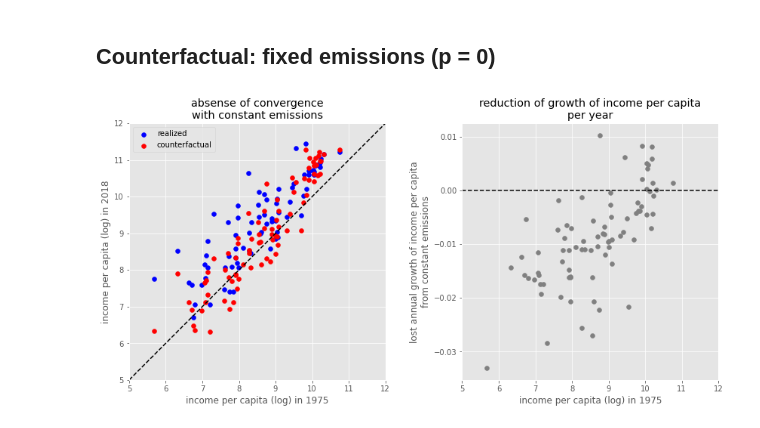
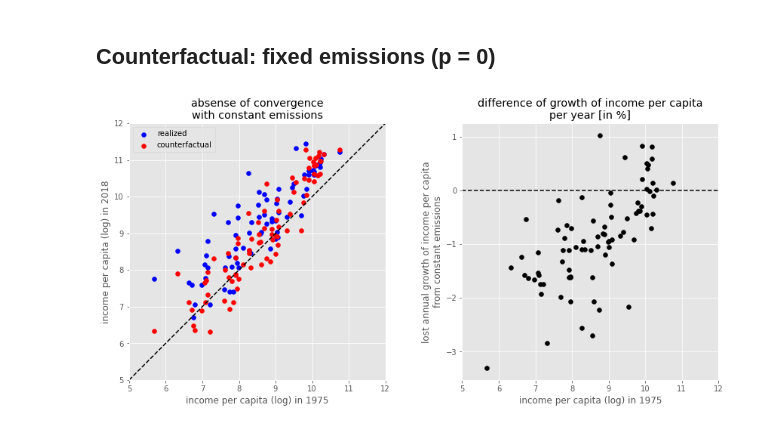
Before and after one commit to ylengwiler/ClimateVersusConvergence, a Jupyter notebook: ClimateVersusConvergence.ipynb, the cells around one changed output. Cells and saved outputs as stored; diff of their text form; code cells hidden in the pictures.

```diff
--- a/ClimateVersusConvergence.ipynb
+++ b/ClimateVersusConvergence.ipynb
@@ -195,8 +212,8 @@ equation (5), unrestricted
 | # obs | 82 |  | 42 |  | 40 |  |
 # %%
 headers = ['all countries', 't-value', 'richer countries', 't-value', 'poorer countries', 't-value']
-rows    = ['const', 'p - n', 'g', 'R2 / R2 adj', '# obs']
-results = [[''] * nsmpl*2 for _ in range(5)]
+rows    = ['const', 'p - n', 'g', 'R2 / R2 adj','Shapiro-Wilk (stat / p)', '# obs']
+results = [[''] * nsmpl*2 for _ in range(6)]
 
 for s in range(nsmpl):
     thisdat = dat.iloc[smpl[s]]
@@ -207,13 +224,16 @@ for s in range(nsmpl):
     exo  = sm.add_constant(exo)
     nexo = exo.shape[1]
     est  = sm.OLS(endo, exo).fit()
+    shapiro_stat,shapiro_p = shapiro(est.resid)
     for c in range(nexo):
         results[c][2*s]   = "{:.4f}".format(est.params[c])
         results[c][2*s+1] = "{:.4f}".format(est.tvalues[c])
     results[nexo][2*s]     = "{:.4f}".format(est.params[0]/(1-est.params[1]))
     results[nexo+1][2*s]   = "{:.3f}".format(est.rsquared)
     results[nexo+1][2*s+1] = "{:.3f}".format(est.rsquared_adj)
-    results[nexo+2][2*s]   = str(int(est.nobs))
+    results[nexo+2][2*s]   = "{:.4f}".format(shapiro_stat)
+    results[nexo+2][2*s+1] = "{:.3f}".format(shapiro_p)
+    results[nexo+3][2*s]   = str(int(est.nobs))
 
 print('equation (5), restricted')
 pd.DataFrame(results,rows,headers)
@@ -227,8 +248,8 @@ equation (5), restricted
 | # obs | 82 |  | 42 |  | 40 |  |
 # %%
 headers = ['all countries', 't-value', 'richer countries', 't-value', 'poorer countries', 't-value']
-rows    = ['const', 'p', 'n', 'sk', 'edu', 'log Y(0)', 'log L(0)', 'log C(0)', 'R2 / R2 adj', '# obs']
-results = [[''] * nsmpl*2 for _ in range(10)]
+rows    = ['const', 'p', 'n', 'sk', 'edu', 'log Y(0)', 'log L(0)', 'log C(0)', 'R2 / R2 adj', 'Shapiro-Wilk (stat / p)', '# obs']
+results = [[''] * nsmpl*2 for _ in range(11)]
 
 for s in range(nsmpl):
     thisdat = dat.iloc[smpl[s]]
@@ -237,12 +258,15 @@ for s in range(nsmpl):
     exo  = sm.add_constant(exo)
     nexo = exo.shape[1]
     est  = sm.OLS(endo, exo).fit()
+    shapiro_stat,shapiro_p = shapiro(est.resid)
     for c in range(nexo):
         results[c][2*s]   = "{:.4f}".format(est.params[c])
         results[c][2*s+1] = "{:.4f}".format(est.tvalues[c])
     results[nexo][2*s]   = "{:.3f}".format(est.rsquared)
     results[nexo][2*s+1] = "{:.3f}".format(est.rsquared_adj)
-    results[nexo+1][2*s] = str(int(est.nobs))
+    results[nexo+1][2*s]   = "{:.4f}".format(shapiro_stat)
+    results[nexo+1][2*s+1] = "{:.3f}".format(shapiro_p)
+    results[nexo+2][2*s] = str(int(est.nobs))
 
 print('equation (8), linear')
 pd.DataFrame(results,rows,headers)
@@ -280,8 +305,8 @@ def resid(coef):
     return thisdat['gy'] - model(coef)
 
 headers = ['all countries', 'std err', 'richer countries', 'std err', 'poorer countries', 'std err']
-rows    = ['alpha', 'beta', 'gamma', 'delta', 'g', 'const', '1-alpha-beta-gamma', 'gamma*psi', '(1-gamma*psi)*g', 'std err residual', 'R2 / R2 adj', 'flag / func evals', '# obs']
-results = [[''] * nsmpl*2 for _ in range(13)]
+rows    = ['alpha', 'beta', 'gamma', 'delta', 'g', 'const', '1-alpha-beta-gamma', 'gamma*psi', '(1-gamma*psi)*g', 'std err residual', 'R2 / R2 adj', 'Shapiro-Wilk (stat / p)', 'flag / func evals', '# obs']
+results = [[''] * nsmpl*2 for _ in range(14)]
 
 alpha0 = 0.3
 beta0  = 0.3
@@ -315,22 +340,28 @@ for s in range(nsmpl):
     g        = est.x[4]
     const    = est.x[5]
     psi      = 1/(1-alpha-beta)
+    # - statistics
     J        = est.jac
     coef_cov = np.linalg.inv(J.T.dot(J)) * SSR/(nobs-ncoef)
     coef_std = np.sqrt(np.diagonal(coef_cov))
+    shapiro_stat,shapiro_p = shapiro(res)
     # write into table for report
+    # - coefficients
     for c in range(ncoef):
         results[c][2*s]   = "{:.4f}".format(est.x[c])
         results[c][2*s+1] = "{:.4f}".format(coef_std[c])
+    # - statistics
     results[ncoef+0][2*s]   = "{:.4f}".format(1-alpha-beta-gamma)
     results[ncoef+1][2*s]   = "{:.4f}".format(gamma*psi)
     results[ncoef+2][2*s]   = "{:.4f}".format((1-gamma*psi)*g)
     results[ncoef+3][2*s]   = "{:.4f}".format(np.std(res))
-    results[ncoef+4][2*s]   = "{:.4f}".format(R2)
-    results[ncoef+4][2*s+1] = "{:.4f}".format(R2adj)
-    results[ncoef+5][2*s]   = str(int(est.status))
-    results[ncoef+5][2*s+1] = str(int(est.nfev))
-    results[ncoef+6][2*s]   = str(nobs)
+    results[ncoef+4][2*s]   = "{:.3f}".format(R2)
+    results[ncoef+4][2*s+1] = "{:.3f}".format(R2adj)
+    results[ncoef+5][2*s]   = "{:.4f}".format(shapiro_stat)
+    results[ncoef+5][2*s+1] = "{:.3f}".format(shapiro_p)
+    results[ncoef+6][2*s]   = str(int(est.status))
+    results[ncoef+6][2*s+1] = str(int(est.nfev))
+    results[ncoef+7][2*s]   = str(nobs)
 
 print('equation (8), nonlinear')
 pd.DataFrame(results,rows,headers)
@@ -378,32 +475,32 @@ ypc1_cfact = dat['ypc0'] + gy_cfact*Dt
 # %%
 fig = plt.figure(figsize=[14,7])
 plt.subplots_adjust(wspace=0.3)
 
 ax = fig.add_subplot(1, 2, 1)
 ax.scatter(x=dat.ypc0 , y=dat.ypc1  , color='blue', label='realized')
 ax.scatter(x=dat.ypc0 , y=ypc1_cfact, color='red' , label='counterfactual')
 
 ax.set_title('absense of convergence\nwith constant emissions')
 ax.legend(loc='upper left');
 plt.xlabel('income per capita (log) in '+str(year0))
 plt.ylabel('income per capita (log) in '+str(year1))
 
 plt.xlim([5,12])
 plt.ylim([5,12])
 ax.plot([5,12],[5,12],'k--')
 ax.set_aspect('equal')
 
 ax = fig.add_subplot(1, 2, 2)
-ax.set_title('reduction of growth of income per capita\nper year')
-ax.scatter(x=dat.ypc0 , y=gy_cfact-dat.gy, color='grey')
+ax.set_title('difference of growth of income per capita\nper year [in %]')
+ax.scatter(x=dat.ypc0 , y=100*(gy_cfact-dat.gy), color='black')
 
 plt.xlabel('income per capita (log) in '+str(year0))
 plt.ylabel('lost annual growth of income per capita\nfrom constant emissions')
 
 plt.xlim([5,12])
 ax.plot([5,12],[0,0],'k--')
 ax.set_aspect(1.0/ax.get_data_ratio(), adjustable='box')
 
 plt.show()
 # %% [output]
-[figure, old version]
+[figure, new version]
```
Also changed, not shown: parts of 7 cells of this notebook, 1 other file.
